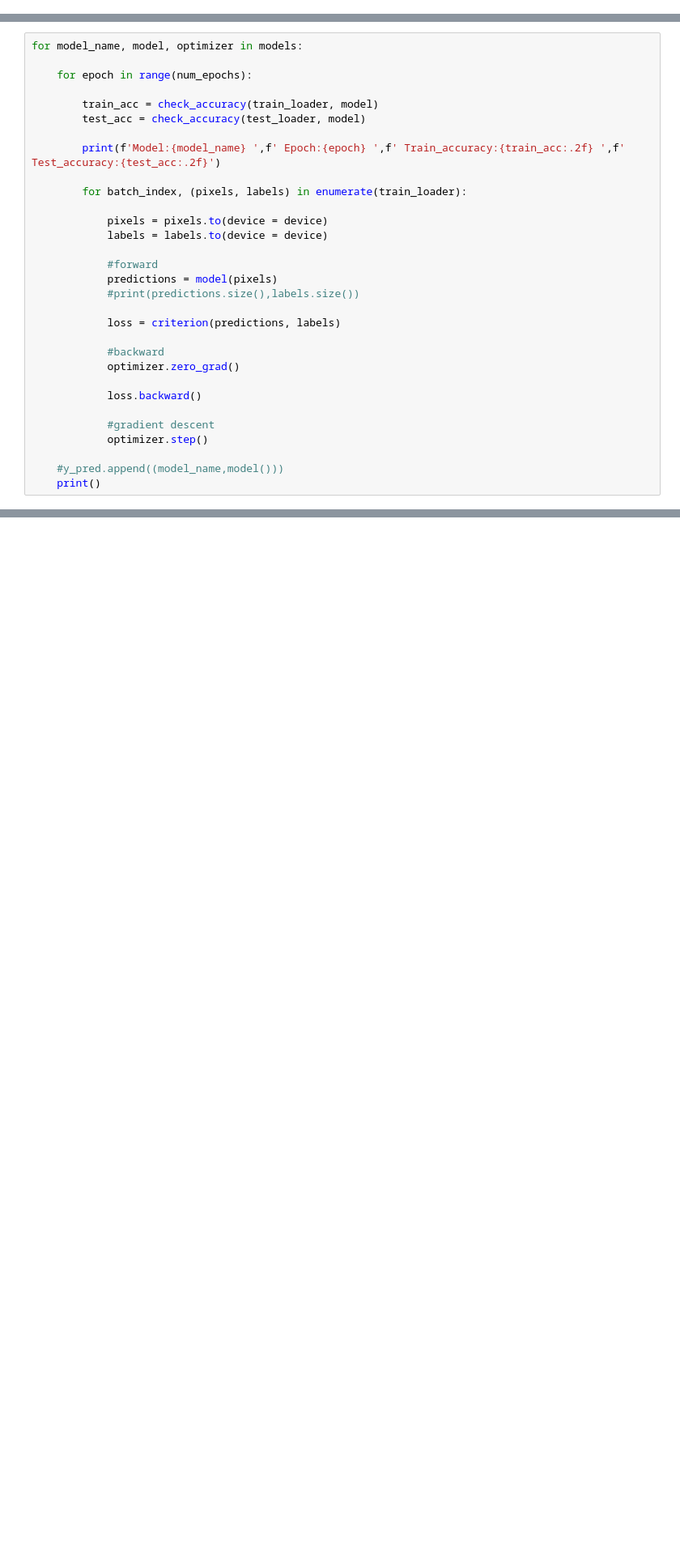
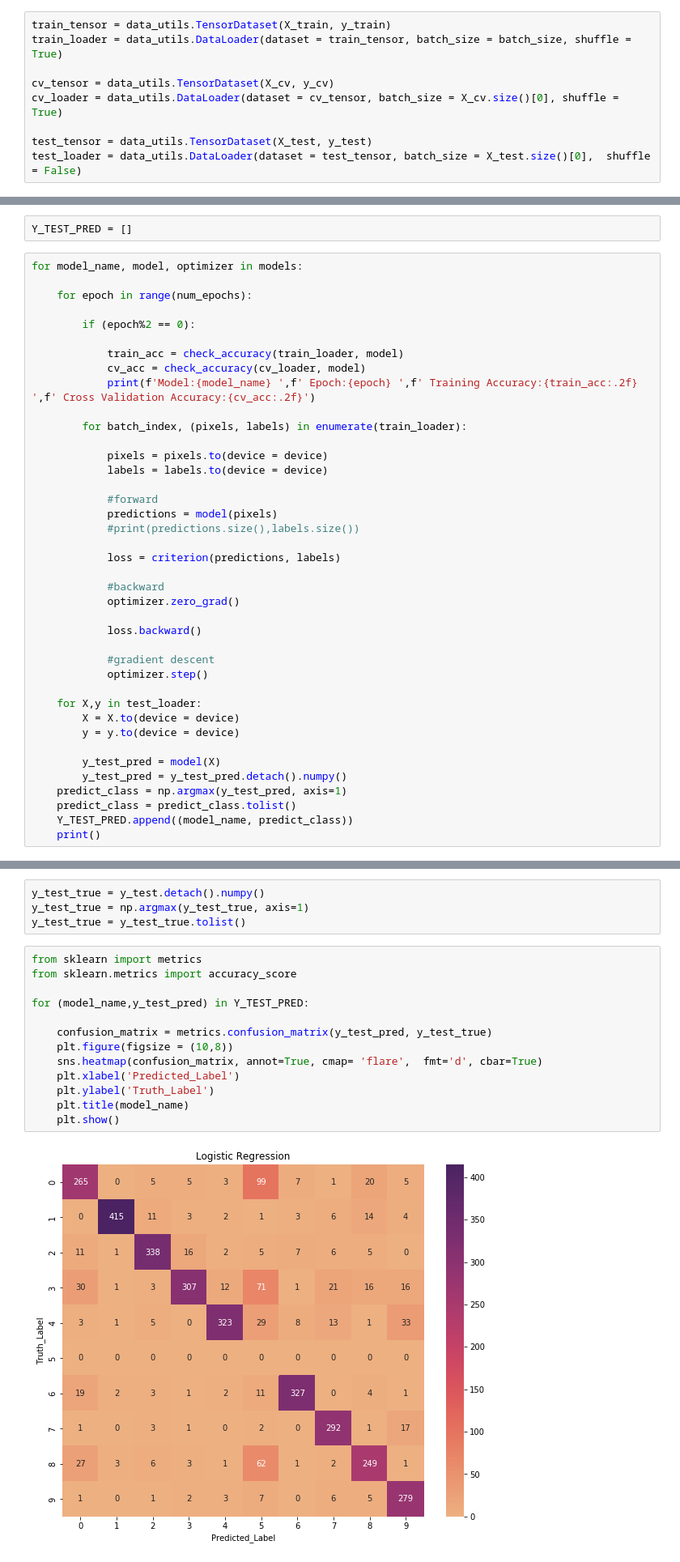
Before and after one commit to dsgiitr/Lecture-Assignments-Y22, a Jupyter notebook: DL/DL-1/abhay-kumar.ipynb, the cells around one changed output, grey strips where cells are left out. Shown: that part at 81% size. Drawn from its saved outputs; the diff is of its cells as text; blank space fills up the shorter version.

```diff
--- a/DL/DL-1/abhay-kumar.ipynb
+++ b/DL/DL-1/abhay-kumar.ipynb
@@ -135,3 +133,12 @@ test_loader = data_utils.DataLoader(dataset = test_tensor, batch_size = batch_si
+# %%
+train_tensor = data_utils.TensorDataset(X_train, y_train)
+train_loader = data_utils.DataLoader(dataset = train_tensor, batch_size = batch_size, shuffle = True)
+
+cv_tensor = data_utils.TensorDataset(X_cv, y_cv)
+cv_loader = data_utils.DataLoader(dataset = cv_tensor, batch_size = X_cv.size()[0], shuffle = True)
+
+test_tensor = data_utils.TensorDataset(X_test, y_test)
+test_loader = data_utils.DataLoader(dataset = test_tensor, batch_size = X_test.size()[0],  shuffle = False)
 # %%
 model_LogReg = LogisticRegression(input_size=input_size, output_size=output_size).to(device)
 model_3B1B = NN1(input_size=input_size, output_size=output_size, hidden_1 = 16, hidden_2 = 16).to(device)
@@ -179,12 +184,15 @@ y_pred = []
+# %%
+Y_TEST_PRED = []
 # %%
 for model_name, model, optimizer in models:
 
     for epoch in range(num_epochs):
 
-        train_acc = check_accuracy(train_loader, model)
-        test_acc = check_accuracy(test_loader, model)
+        if (epoch%2 == 0):
 
-        print(f'Model:{model_name} ',f' Epoch:{epoch} ',f' Train_accuracy:{train_acc:.2f} ',f' Test_accuracy:{test_acc:.2f}')
+            train_acc = check_accuracy(train_loader, model)
+            cv_acc = check_accuracy(cv_loader, model)
+            print(f'Model:{model_name} ',f' Epoch:{epoch} ',f' Training Accuracy:{train_acc:.2f} ',f' Cross Validation Accuracy:{cv_acc:.2f}')
 
         for batch_index, (pixels, labels) in enumerate(train_loader):
 
@@ -205,6 +213,14 @@ for model_name, model, optimizer in models:
             #gradient descent
             optimizer.step()
 
-    #y_pred.append((model_name,model()))
+    for X,y in test_loader:
+        X = X.to(device = device)
+        y = y.to(device = device)
+
+        y_test_pred = model(X)
+        y_test_pred = y_test_pred.detach().numpy()
+    predict_class = np.argmax(y_test_pred, axis=1)
+    predict_class = predict_class.tolist()
+    Y_TEST_PRED.append((model_name, predict_class))
     print()
 # %% [output]
@@ -229,0 +244,19 @@ from sklearn.metrics import multilabel_confusion_matrix
+# %%
+y_test_true = y_test.detach().numpy()
+y_test_true = np.argmax(y_test_true, axis=1)
+y_test_true = y_test_true.tolist()
+# %%
+from sklearn import metrics
+from sklearn.metrics import accuracy_score
+
+for (model_name,y_test_pred) in Y_TEST_PRED:
+
+    confusion_matrix = metrics.confusion_matrix(y_test_pred, y_test_true)
+    plt.figure(figsize = (10,8))
+    sns.heatmap(confusion_matrix, annot=True, cmap= 'flare',  fmt='d', cbar=True)
+    plt.xlabel('Predicted_Label')
+    plt.ylabel('Truth_Label')
+    plt.title(model_name)
+    plt.show()
+# %% [output]
+[figure, added]
```
Also changed, not shown: parts of 12 cells of this notebook.
